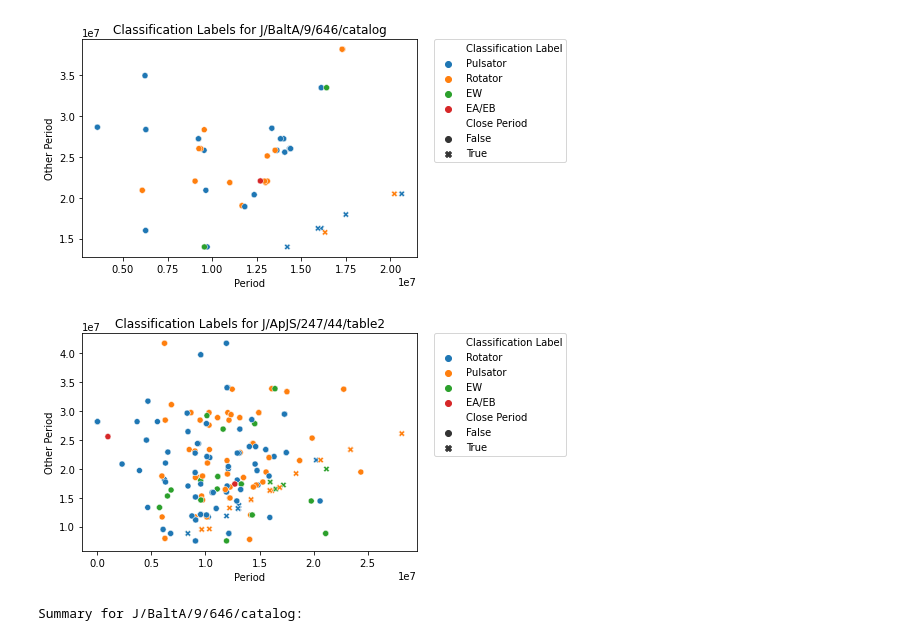
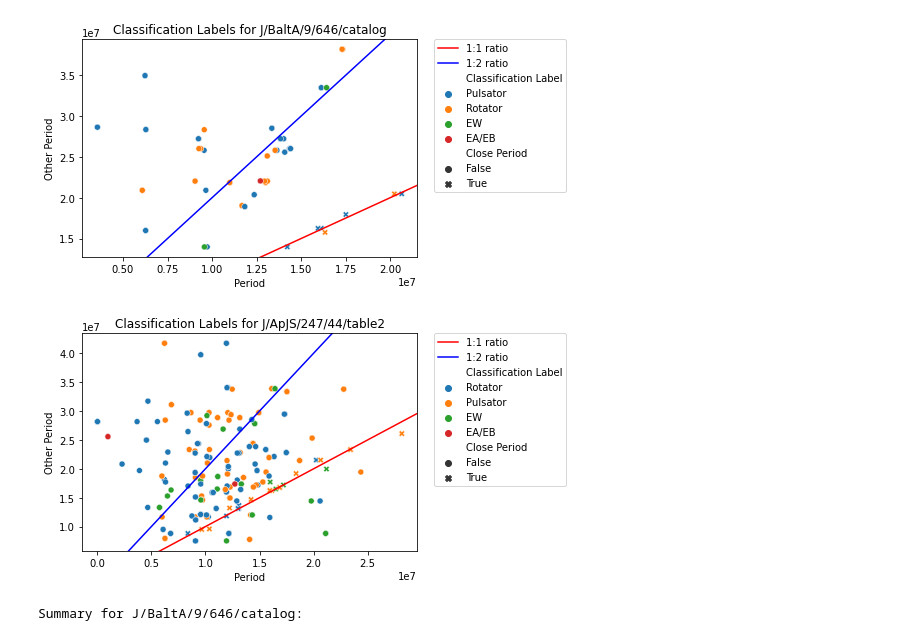
Before and after one commit to adammcmaster/superwasp-tools, a Jupyter notebook: crossref/period_comparison.ipynb, the cells around one changed output. Cells and saved outputs as stored; diff of their text form; code cells hidden in the pictures.

Commit message:
Add lines for 1:1 and 1:2 ratios

```diff
--- a/crossref/period_comparison.ipynb
+++ b/crossref/period_comparison.ipynb
@@ -70,35 +70,46 @@ for catalogue in Catalogue.all():
     #    x='Period',
     #    y='Other Period',
     #    hue='Close Period',
     #).set(title=f'Matching SuperWASP Periods for {catalogue}')
     #plt.show()
 
     #seaborn.scatterplot(
     #    data=matched_periods,
     #    x='Period',
     #    y='Other Period',
     #    hue='Close Period',
     #).set(title=f'Closest SuperWASP Periods for {catalogue}')
     #plt.show()
 
     seaborn.scatterplot(
         data=matched_periods,
         x='Period',
         y='Other Period',
         hue='Classification Label',
         style='Close Period',
     ).set(title=f'Classification Labels for {catalogue}')
+
+    x_min, x_max = plt.xlim()
+    y_min, y_max = plt.ylim()
+    x = numpy.linspace(x_min, x_max, 100)
+    y = 2*x
+    plt.plot(x, x, '-r', label='1:1 ratio')
+    plt.plot(x, y, '-b', label='1:2 ratio')
+
+    plt.xlim(x_min, x_max)
+    plt.ylim(y_min, y_max)
+
     plt.legend(bbox_to_anchor=(1.05, 1), loc=2, borderaxespad=0.)
     plt.show()
 
     #seaborn.displot(data=matched_periods, x="log(Ratio)").set(title=f'SuperWASP Period Ratios for {catalogue}')
     #plt.show()
 
     #seaborn.countplot(data=matched_periods, x='Close Period').set(title=f'Period Closeness {catalogue}')
     #plt.show()
 # %% [output]
-[figure, old version]
+[figure, new version]
-[figure, old version]
+[figure, new version]
 # %%
 for catalogue, matches in catalogue_matches.items():
     print(f'Summary for {catalogue}:')
```
